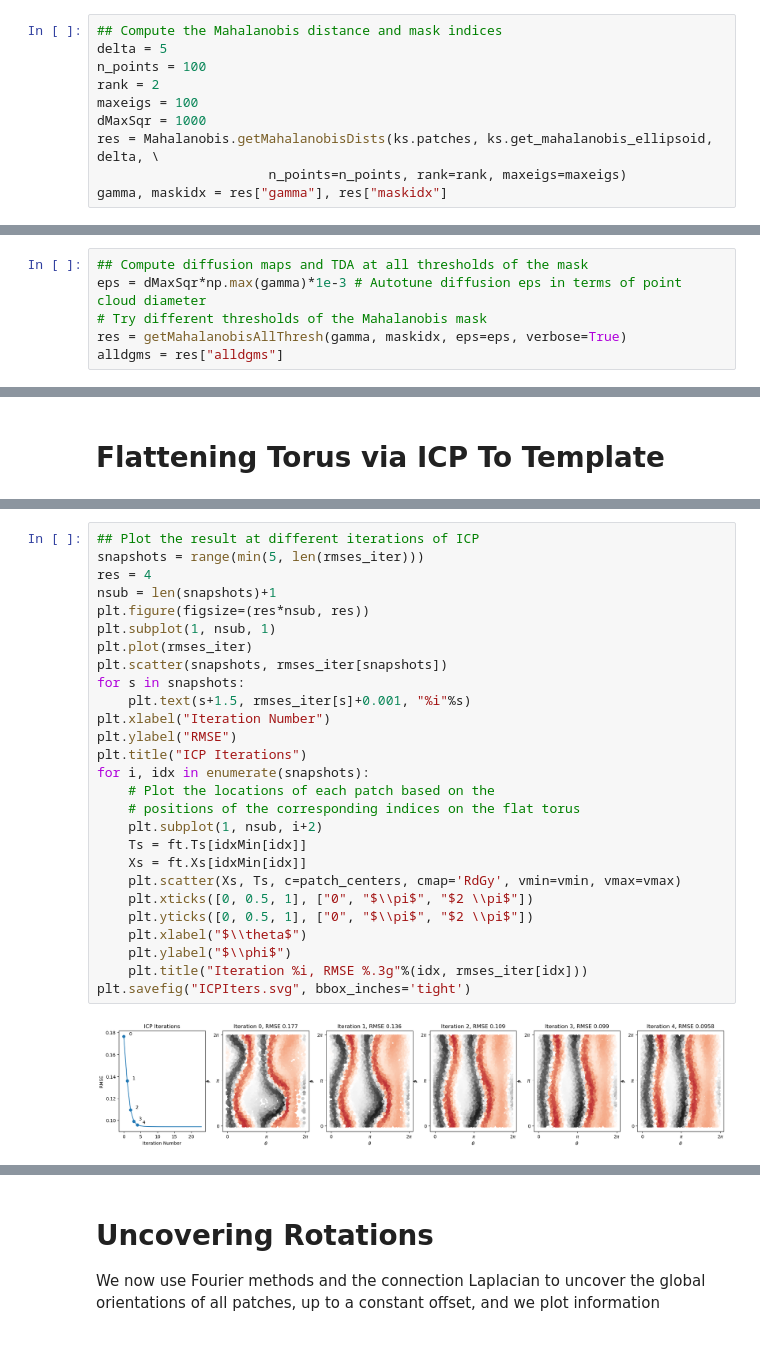
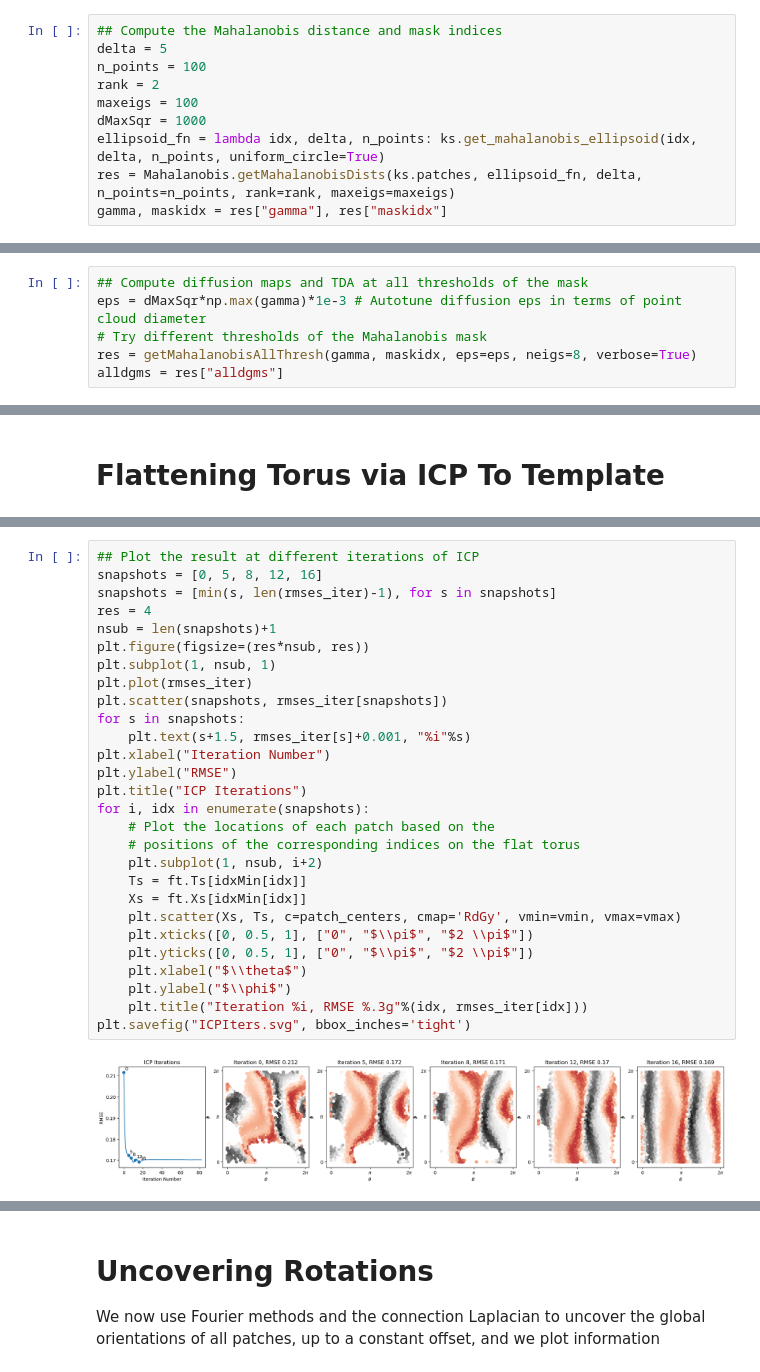
Before and after one commit to ctralie/DynamicsSynchronization, a Jupyter notebook: notebooks/RotatedPatches.ipynb, the cells around one changed output, grey strips where cells are left out. Saved outputs shown, nothing was run; the diff lists cells and outputs as text.

```diff
--- a/notebooks/RotatedPatches.ipynb
+++ b/notebooks/RotatedPatches.ipynb
@@ -84,8 +84,8 @@ n_points = 100
 rank = 2
 maxeigs = 100
 dMaxSqr = 1000
-res = Mahalanobis.getMahalanobisDists(ks.patches, ks.get_mahalanobis_ellipsoid, delta, \
-                      n_points=n_points, rank=rank, maxeigs=maxeigs)
+ellipsoid_fn = lambda idx, delta, n_points: ks.get_mahalanobis_ellipsoid(idx, delta, n_points, uniform_circle=True)
+res = Mahalanobis.getMahalanobisDists(ks.patches, ellipsoid_fn, delta, n_points=n_points, rank=rank, maxeigs=maxeigs)
 gamma, maskidx = res["gamma"], res["maskidx"]
 # %% [output]
 Computing Jacobians, rank = 2, maxiegs = 100...
@@ -106,7 +106,7 @@ Elapsed Time: 104
 ## Compute diffusion maps and TDA at all thresholds of the mask
 eps = dMaxSqr*np.max(gamma)*1e-3 # Autotune diffusion eps in terms of point cloud diameter
 # Try different thresholds of the Mahalanobis mask
-res = getMahalanobisAllThresh(gamma, maskidx, eps=eps, verbose=True)
+res = getMahalanobisAllThresh(gamma, maskidx, eps=eps, neigs=8, verbose=True)
 alldgms = res["alldgms"]
 # %% [output]
 0 1 2 3 4 5 6 7 8 9 10 11 12 13 14 15 16 17 18 19 20 21 22 23 24 25 26 27 28 29 30 31 32 33 34 35 36 37 38 39 40 41 42 43 44 45 46 47 48 49 50 51 52 53 54 55 56 57 58 59 60 61 62 63 64 65 66 67 68 69  ...
@@ -234,32 +234,33 @@ Elapsed time patch sampling: 3.14
 # %%
 ## Plot the result at different iterations of ICP
-snapshots = range(min(5, len(rmses_iter)))
+snapshots = [0, 5, 8, 12, 16]
+snapshots = [min(s, len(rmses_iter)-1), for s in snapshots]
 res = 4
 nsub = len(snapshots)+1
 plt.figure(figsize=(res*nsub, res))
 plt.subplot(1, nsub, 1)
 plt.plot(rmses_iter)
 plt.scatter(snapshots, rmses_iter[snapshots])
 for s in snapshots:
     plt.text(s+1.5, rmses_iter[s]+0.001, "%i"%s)
 plt.xlabel("Iteration Number")
 plt.ylabel("RMSE")
 plt.title("ICP Iterations")
 for i, idx in enumerate(snapshots):
     # Plot the locations of each patch based on the
     # positions of the corresponding indices on the flat torus
     plt.subplot(1, nsub, i+2)
     Ts = ft.Ts[idxMin[idx]]
     Xs = ft.Xs[idxMin[idx]]
     plt.scatter(Xs, Ts, c=patch_centers, cmap='RdGy', vmin=vmin, vmax=vmax)
     plt.xticks([0, 0.5, 1], ["0", "$\\pi$", "$2 \\pi$"])
     plt.yticks([0, 0.5, 1], ["0", "$\\pi$", "$2 \\pi$"])
     plt.xlabel("$\\theta$")
     plt.ylabel("$\\phi$")
     plt.title("Iteration %i, RMSE %.3g"%(idx, rmses_iter[idx]))
 plt.savefig("ICPIters.svg", bbox_inches='tight')
 # %% [output]
-[figure, old version]
+[figure, new version]
 # %%
 import matplotlib.transforms as mtransforms
 
```
Also changed, not shown: parts of 8 cells of this notebook, 4 other files.
